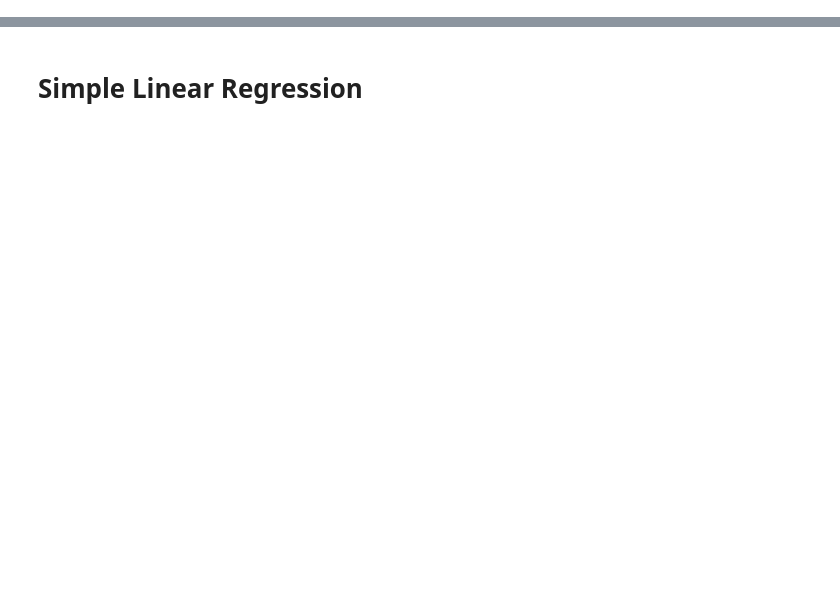
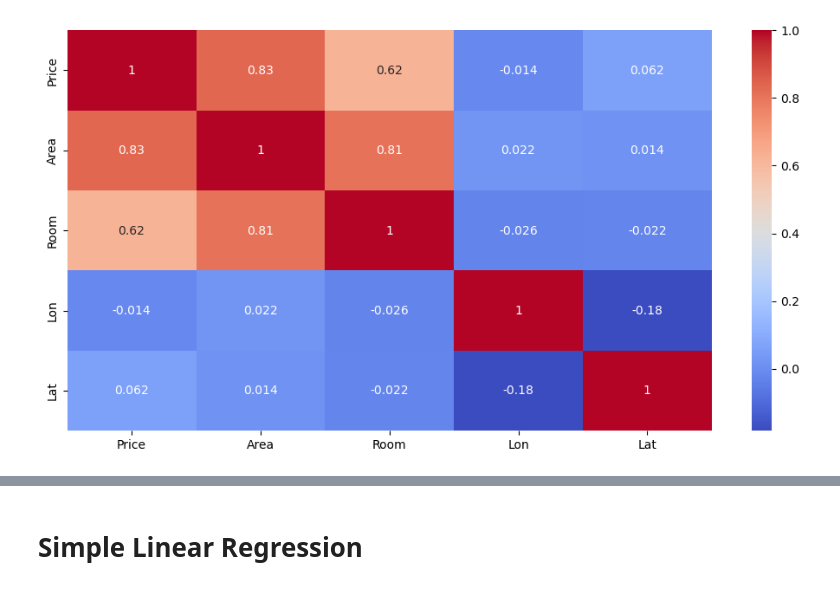
Before and after one commit to aquattda/ML_04, a Jupyter notebook: ML/Supervised/Regression/linear_regression.ipynb, the cells around one changed output, grey strips where cells are left out. Cells and saved outputs as stored; diff of their text form; code cells hidden in the pictures; blank space fills up the shorter version.

```diff
--- a/ML/Supervised/Regression/linear_regression.ipynb
+++ b/ML/Supervised/Regression/linear_regression.ipynb
@@ -10,0 +17,3 @@ import joblib # lưu và đọc các mô hình
+# %%
+housing_price_df = pd.read_csv("../../../dataset/HousingPrices-Amsterdam-August-2021.csv") # Sử dụng pandas và dùng read_csv để đọc dữ liệu csv
+housing_price_df.head() # hiển thị 5 rows đầu tiên của dataset, head(default = 5)
@@ -10,0 +30,7 @@ import joblib # lưu và đọc các mô hình
+# %%
+# Change col name "Unnamed: 0" to "Unnamed"
+housing_price_df = housing_price_df.rename(columns={"Unnamed: 0": "Unnamed"})
+# set col name "Unnamed" is an Index
+housing_price_df.set_index(housing_price_df["Unnamed"], inplace= True) #inlace = True chỉnh trực tiếp trong dataset
+housing_price_df.drop("Unnamed", axis = 1, inplace= True) # axis = 1: xét theo chiều ngang (đi qua các cột)
+housing_price_df
@@ -10,0 +162,9 @@ import joblib # lưu và đọc các mô hình
+# %%
+# Giải quyết nhà có 3 phòng
+cols_to_fill = ["Price"] # cột missing data
+mask = housing_price_df["Room"].eq(3) # eq(3)
+medians_r3 = housing_price_df.loc[mask, cols_to_fill].median(numeric_only=True)
+
+housing_price_df.loc[mask, cols_to_fill] = housing_price_df.loc[mask, cols_to_fill].fillna(medians_r3)
+# Giải quyết nhà có 12 phòng
+housing_price_df = housing_price_df[housing_price_df["Room"] != 12].reset_index(drop=True)
@@ -10,0 +203,3 @@ import joblib # lưu và đọc các mô hình
+# %%
+housing_price_df_int = housing_price_df[["Price", "Area","Room", "Lon","Lat"]]
+housing_price_df_int.head()
@@ -10,0 +213,6 @@ import joblib # lưu và đọc các mô hình
+# %%
+plt.figure(figsize=(12, 6)) #Create canvas
+sns.heatmap(housing_price_df_int.corr(), annot= True, cmap="coolwarm")
+plt.show()
+# %% [output]
+[figure, added]
```
Also changed, not shown: parts of 51 cells of this notebook, 6 other files.
